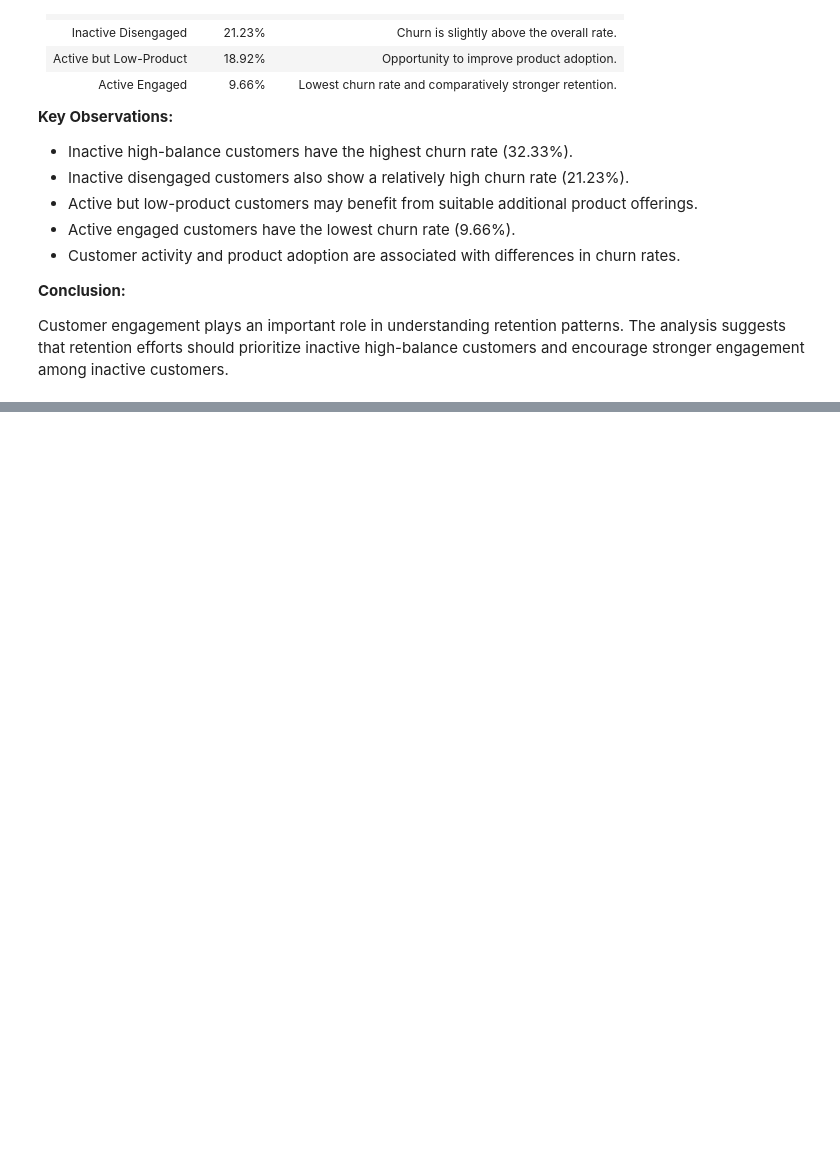
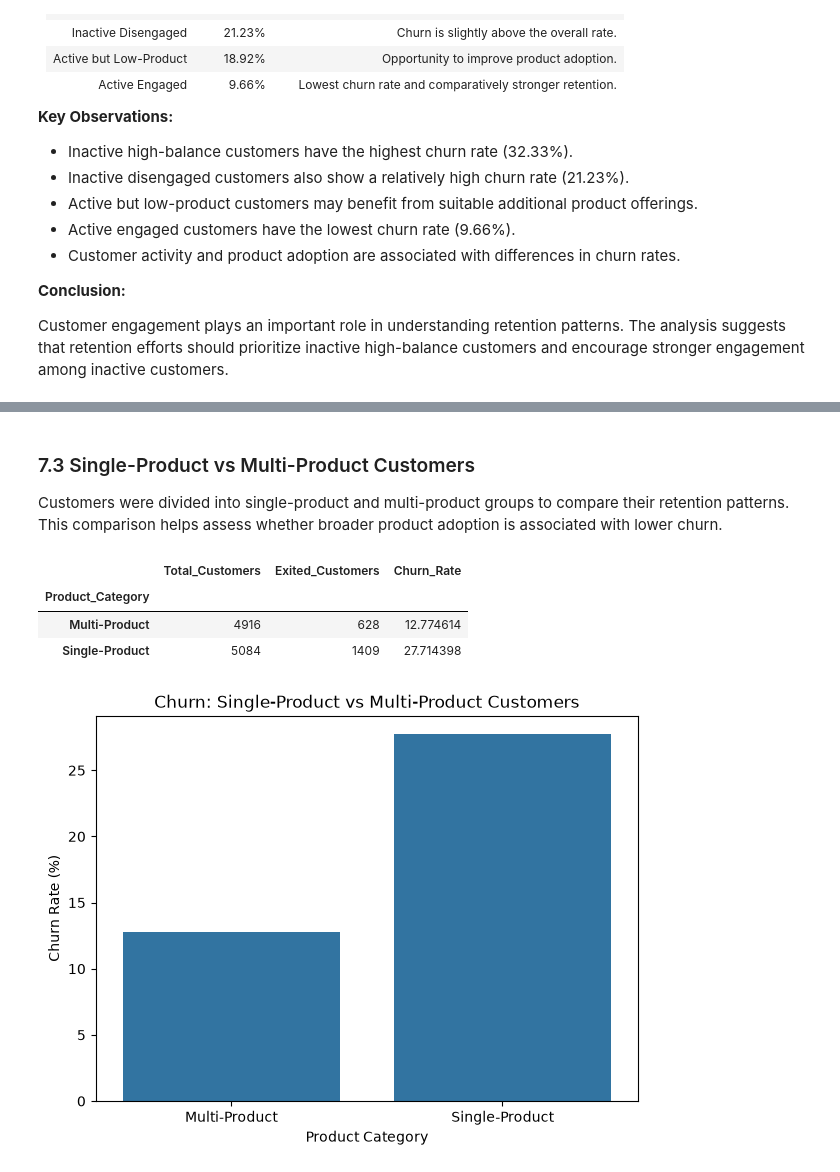
Before and after one commit to Dvnsh-coder/Customer-retention-analysis, a Jupyter notebook: notebooks/01_data_understanding.ipynb, the cells around one changed output, grey strips where cells are left out. Drawn from its saved outputs; the diff is of its cells as text; code cells hidden in the pictures; blank space fills up the shorter version.

```diff
--- a/notebooks/01_data_understanding.ipynb
+++ b/notebooks/01_data_understanding.ipynb
@@ -915,0 +980,41 @@ Customer engagement plays an important role in understanding retention patterns.
+# %% [markdown]
+### 7.3 Single-Product vs Multi-Product Customers
+
+Customers were divided into single-product and multi-product groups to compare their retention patterns. This comparison helps assess whether broader product adoption is associated with lower churn.
+# %%
+df["Product_Category"] = np.where(
+    df["NumOfProducts"] == 1,
+    "Single-Product",
+    "Multi-Product"
+)
+
+product_category_summary = df.groupby("Product_Category").agg(
+    Total_Customers=("CustomerId", "count"),
+    Exited_Customers=("Exited", "sum"),
+    Churn_Rate=("Exited", "mean")
+)
+
+product_category_summary["Churn_Rate"] *= 100
+
+product_category_summary
+# %% [output]
+|  | Total_Customers | Exited_Customers | Churn_Rate |
+| Product_Category |  |  |  |
+| Multi-Product | 4916 | 628 | 12.774614 |
+| Single-Product | 5084 | 1409 | 27.714398 |
+# %%
+plt.figure(figsize=(7, 5))
+
+sns.barplot(
+    data=product_category_summary.reset_index(),
+    x="Product_Category",
+    y="Churn_Rate"
+)
+
+plt.title("Churn: Single-Product vs Multi-Product Customers")
+plt.xlabel("Product Category")
+plt.ylabel("Churn Rate (%)")
+
+plt.show()
+# %% [output]
+[figure, added]
```
Also changed, not shown: parts of 11 cells of this notebook.
